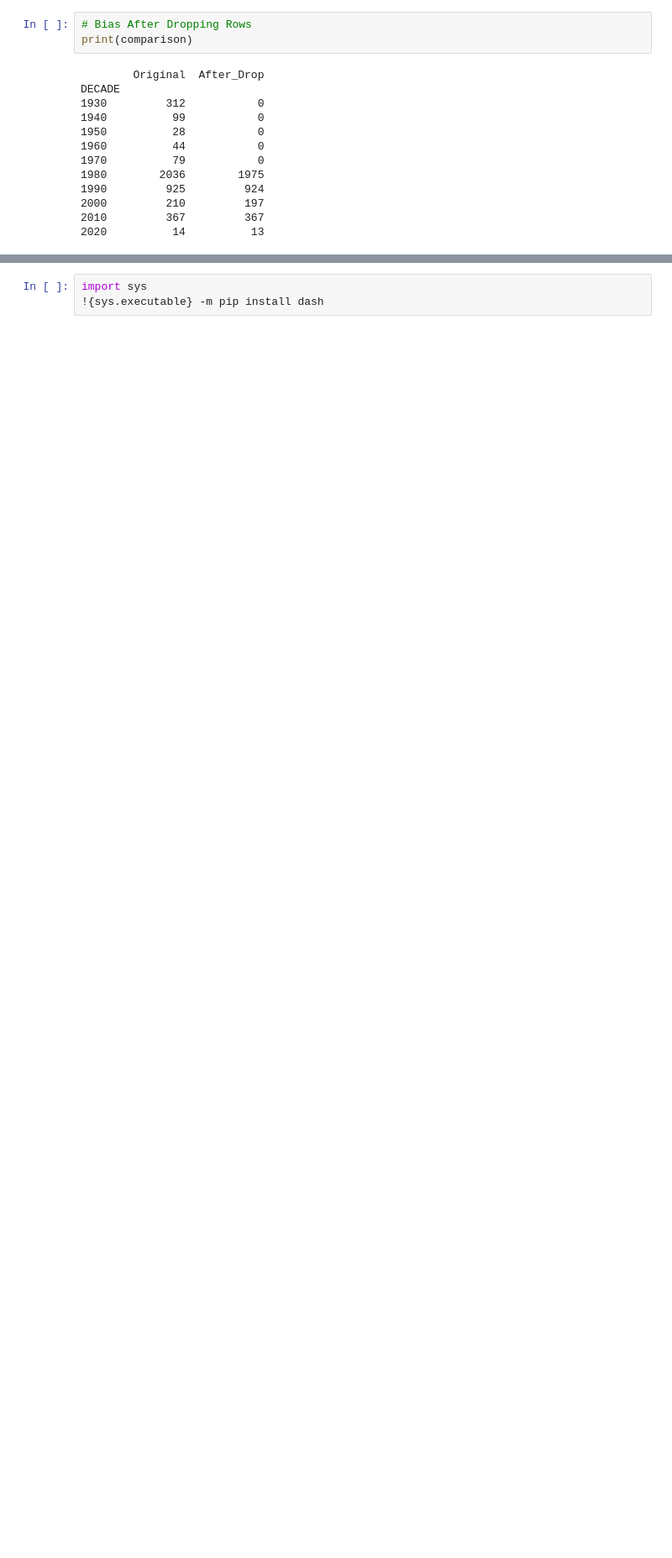
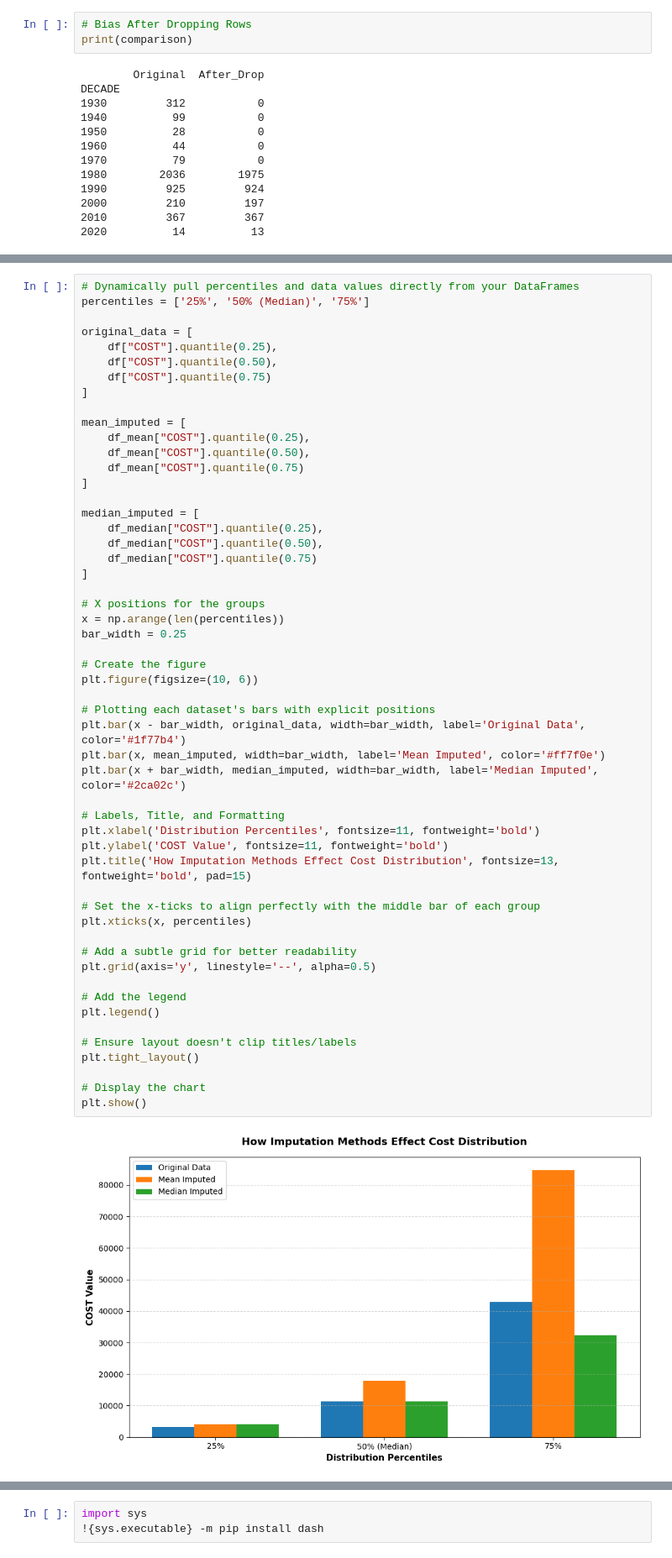
Before and after one commit to NPower-JDA-Team-1A-Group1/Group1_Data-Analytics-Project, a Jupyter notebook: FDIC_Missing_Imputation_Analysis_Zein.ipynb, the cells around one changed output, grey strips where cells are left out. Shown at 84% size. Drawn from its saved outputs; the diff is of its cells as text; blank space fills up the shorter version.

Commit message:
Added Missing Data & Imputation Analysis dashboard improvements and insights

```diff
--- a/FDIC_Missing_Imputation_Analysis_Zein.ipynb
+++ b/FDIC_Missing_Imputation_Analysis_Zein.ipynb
@@ -409,3 +457,58 @@ mean     8.463684e+04
 75%      3.242550e+04
 max      1.895962e+07
 Name: COST, dtype: float64
+# %%
+# Dynamically pull percentiles and data values directly from your DataFrames
+percentiles = ['25%', '50% (Median)', '75%']
+
+original_data = [
+    df["COST"].quantile(0.25),
+    df["COST"].quantile(0.50),
+    df["COST"].quantile(0.75)
+]
+
+mean_imputed = [
+    df_mean["COST"].quantile(0.25),
+    df_mean["COST"].quantile(0.50),
+    df_mean["COST"].quantile(0.75)
+]
+
+median_imputed = [
+    df_median["COST"].quantile(0.25),
+    df_median["COST"].quantile(0.50),
+    df_median["COST"].quantile(0.75)
+]
+
+# X positions for the groups
+x = np.arange(len(percentiles))
+bar_width = 0.25
+
+# Create the figure
+plt.figure(figsize=(10, 6))
+
+# Plotting each dataset's bars with explicit positions
+plt.bar(x - bar_width, original_data, width=bar_width, label='Original Data', color='#1f77b4')
+plt.bar(x, mean_imputed, width=bar_width, label='Mean Imputed', color='#ff7f0e')
+plt.bar(x + bar_width, median_imputed, width=bar_width, label='Median Imputed', color='#2ca02c')
+
+# Labels, Title, and Formatting
+plt.xlabel('Distribution Percentiles', fontsize=11, fontweight='bold')
+plt.ylabel('COST Value', fontsize=11, fontweight='bold')
+plt.title('How Imputation Methods Effect Cost Distribution', fontsize=13, fontweight='bold', pad=15)
+
+# Set the x-ticks to align perfectly with the middle bar of each group
+plt.xticks(x, percentiles)
+
+# Add a subtle grid for better readability
+plt.grid(axis='y', linestyle='--', alpha=0.5)
+
+# Add the legend
+plt.legend()
+
+# Ensure layout doesn't clip titles/labels
+plt.tight_layout()
+
+# Display the chart
+plt.show()
+# %% [output]
+[figure, added]
```
Also changed, not shown: parts of 18 cells of this notebook.
